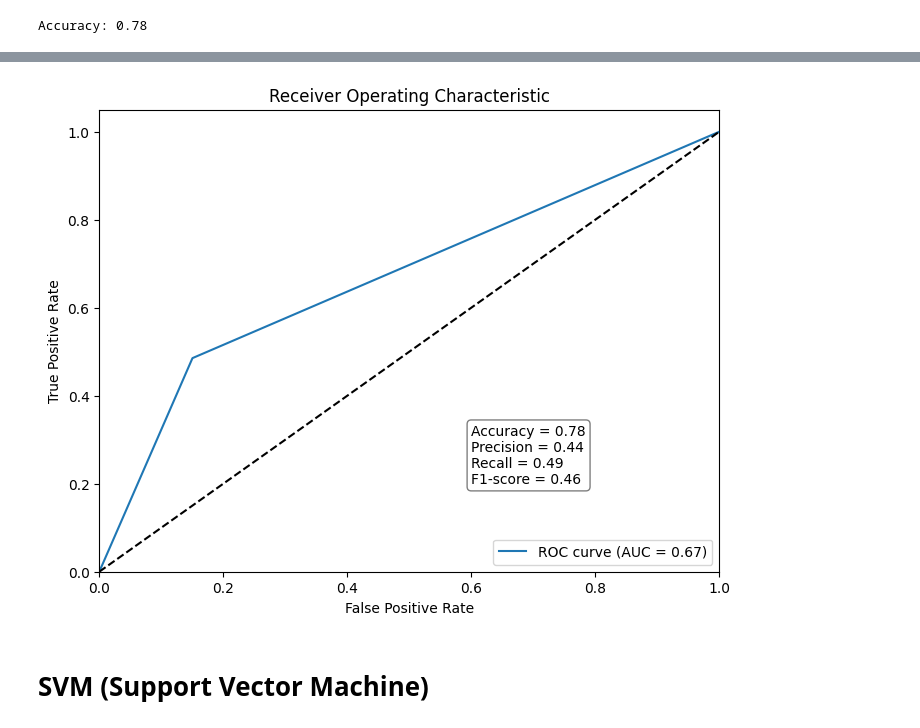
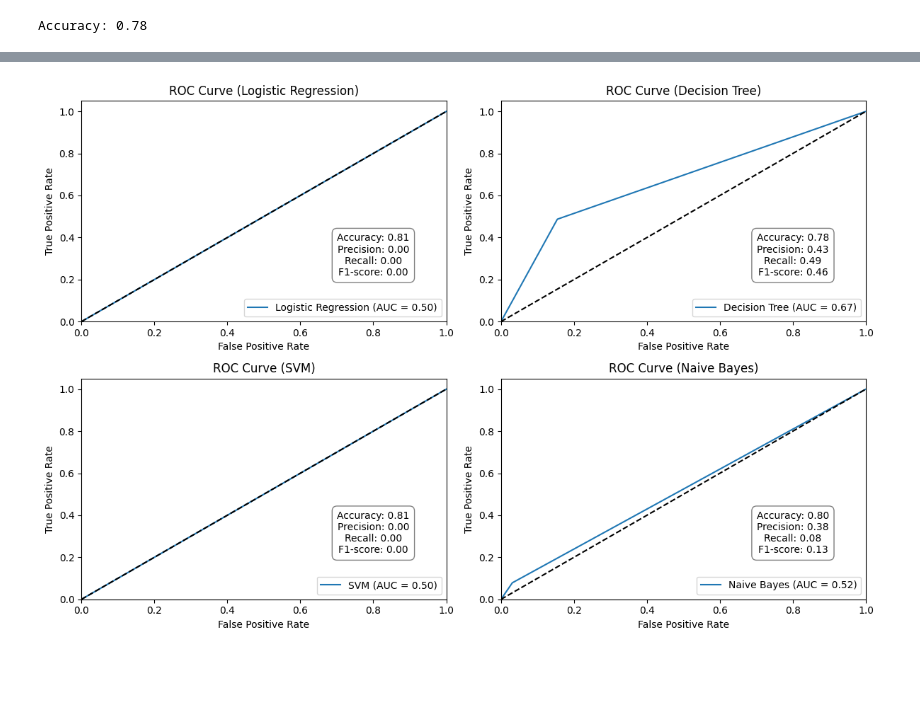
Before and after one commit to Jasada7/Machine-Learning, a Jupyter notebook: Bank_Customer_Churn_Prediction.ipynb, the cells around one changed output, grey strips where cells are left out. Drawn from its saved outputs; the diff is of its cells as text; code cells hidden in the pictures; blank space fills up the shorter version.

```diff
--- a/Bank_Customer_Churn_Prediction.ipynb
+++ b/Bank_Customer_Churn_Prediction.ipynb
@@ -204,11 +205,11 @@ y = df['churn']
 X_train, X_test, y_train, y_test = train_test_split(X, y, test_size=0.3, random_state=42)
 
 # สร้างและฝึกโมเดล Logistic Regression
-model = LogisticRegression()
-model.fit(X_train, y_train)
+logistic_model = LogisticRegression()
+logistic_model.fit(X_train, y_train)
 
 # ทำการทดสอบโมเดล
-y_pred = model.predict(X_test)
+logistic_y_pred = logistic_model.predict(X_test)
 # %%
 # สร้างชื่อตัวแปรอิสระ
 features = ['credit_score', 'age', 'tenure', 'balance', 'products_number', 'credit_card', 'active_member', 'estimated_salary']
@@ -320,0 +273,9 @@ plt.show()
+# %%
+from sklearn.naive_bayes import GaussianNB
+
+# สร้างและฝึกโมเดล Naive Bayes
+NB_model = GaussianNB()
+NB_model.fit(X_train, y_train)
+
+# ทำการทดสอบโมเดล
+NB_y_pred = NB_model.predict(X_test)
@@ -321,31 +324,45 @@ plt.show()
 # %%
-# คำนวณค่า False Positive Rate (FPR), True Positive Rate (TPR), และค่า AUC
-fpr, tpr, thresholds = roc_curve(y_test, Decision_y_pred)
-roc_auc = auc(fpr, tpr)
+from sklearn.metrics import accuracy_score, precision_score, recall_score, f1_score
 
-# คำนวณค่า accuracy, precision, recall, F1-score
-accuracy = accuracy_score(y_test, Decision_y_pred)
-precision = precision_score(y_test, Decision_y_pred)
-recall = recall_score(y_test, Decision_y_pred)
-f1 = f1_score(y_test, Decision_y_pred)
+# รายชื่อโมเดลและผลลัพธ์ที่ทำนายได้
+models = {
+    "Logistic Regression": logistic_y_pred,
+    "Decision Tree": Decision_y_pred,
+    "SVM": SVM_y_pred,
+    "Naive Bayes": NB_y_pred
+}
 
-# พล็อต ROC Curve
-plt.figure(figsize=(8, 6))
-plt.plot(fpr, tpr, label='ROC curve (AUC = %0.2f)' % roc_auc)
-plt.plot([0, 1], [0, 1], 'k--')
-plt.xlim([0.0, 1.0])
-plt.ylim([0.0, 1.05])
-plt.xlabel('False Positive Rate')
-plt.ylabel('True Positive Rate')
-plt.title('Receiver Operating Characteristic')
-plt.legend(loc="lower right")
+# สร้างกราฟ ROC Curve แยกต่างหากสำหรับแต่ละโมเดล
+plt.figure(figsize=(12, 8))
+plt.subplots_adjust(wspace=0.4, hspace=0.4)
 
-# แสดงค่า accuracy, precision, recall, F1-score บนกราฟ
-plt.text(0.6, 0.2, f'Accuracy = {accuracy:.2f}\nPrecision = {precision:.2f}\nRecall = {recall:.2f}\nF1-score = {f1:.2f}',
-         bbox=dict(facecolor='white', edgecolor='black', boxstyle='round', alpha=0.5))
+for i, (model_name, y_pred) in enumerate(models.items(), 1):
+    fpr, tpr, thresholds = roc_curve(y_test, y_pred)  # คำนวณค่า False Positive Rate (FPR), True Positive Rate (TPR), และค่า Thresholds
+    roc_auc = auc(fpr, tpr)  # คำนวณค่า AUC
 
+    # คำนวณค่า accuracy, precision, recall, F1-score
+    accuracy = accuracy_score(y_test, y_pred)
+    precision = precision_score(y_test, y_pred, zero_division=0)  # ให้ precision มีค่าเป็น 0 เมื่อไม่มีตัวอย่างที่ทำนายเป็น positive
+    recall = recall_score(y_test, y_pred)
+    f1 = f1_score(y_test, y_pred)
+
+    # พล็อต ROC Curve
+    plt.subplot(2, 2, i)
+    plt.plot(fpr, tpr, label=f"{model_name} (AUC = {roc_auc:.2f})")
+    plt.plot([0, 1], [0, 1], 'k--')
+    plt.xlim([0.0, 1.0])
+    plt.ylim([0.0, 1.05])
+    plt.xlabel('False Positive Rate')
+    plt.ylabel('True Positive Rate')
+    plt.title(f"ROC Curve ({model_name})")
+    plt.legend(loc="lower right")
+
+    # เพิ่มกรอบคำอธิบาย
+    plt.text(0.8, 0.3, f"Accuracy: {accuracy:.2f}\nPrecision: {precision:.2f}\nRecall: {recall:.2f}\nF1-score: {f1:.2f}",
+             horizontalalignment='center', verticalalignment='center', transform=plt.gca().transAxes,
+             bbox=dict(facecolor='white', edgecolor='gray', boxstyle='round,pad=0.5'))
+
+plt.tight_layout()
 plt.show()
 # %% [output]
-[figure, old version]
+[figure, new version]
-# %% [markdown]
-# SVM (Support Vector Machine)
```
Also changed, not shown: parts of 19 cells of this notebook.
